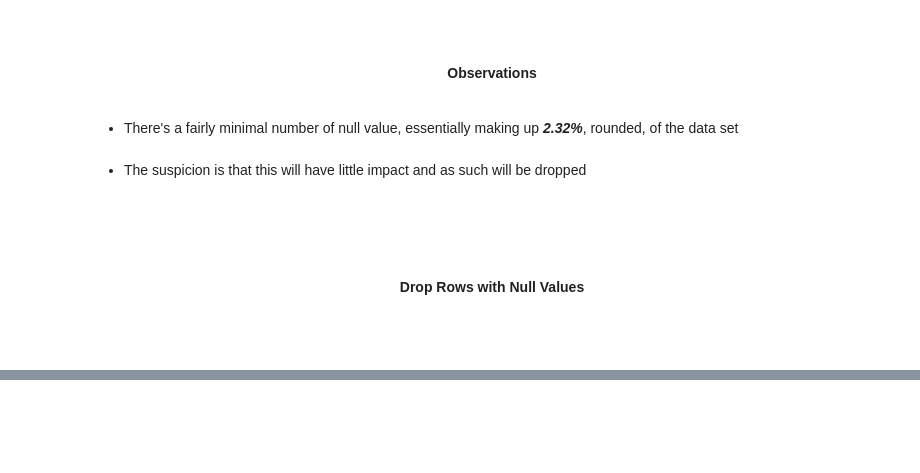
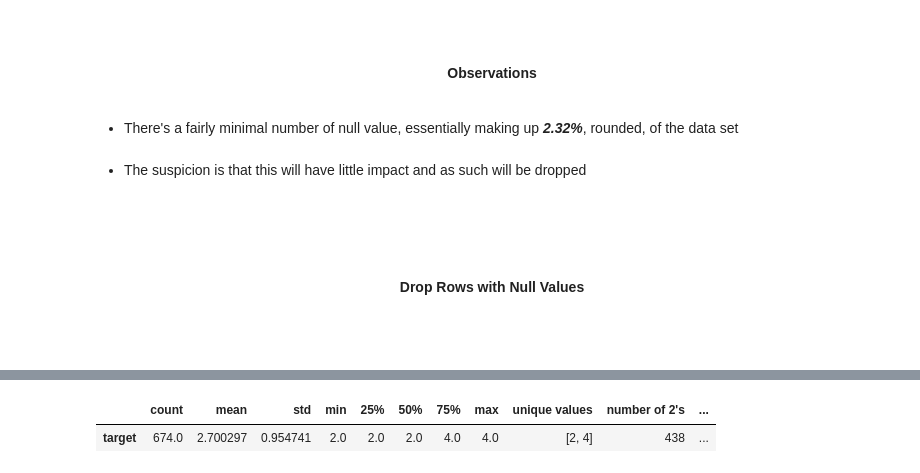
Before and after one commit to MondeAnna/predicting-breast-cancer, a Jupyter notebook: notebooks/predict_breast_cancer.ipynb, the cells around one changed output, grey strips where cells are left out. Drawn from its saved outputs; the diff is of its cells as text; code cells hidden in the pictures; blank space fills up the shorter version.

```diff
--- a/notebooks/predict_breast_cancer.ipynb
+++ b/notebooks/predict_breast_cancer.ipynb
@@ -336,0 +346,11 @@ data.dropna(axis="rows", inplace=True)
+# %%
+target_feature = data["target"]
+
+target_description = pd.DataFrame(target_feature.describe()).T
+target_description["unique values"] = [target_feature.unique()]
+target_description[["number of 2's", "number of 4's"]] = target_feature.value_counts().values
+
+target_description
+# %% [output]
+|  | count | mean | std | min | 25% | 50% | 75% | max | unique values | number of 2's | ... |
+| target | 674.0 | 2.700297 | 0.954741 | 2.0 | 2.0 | 2.0 | 4.0 | 4.0 | [2, 4] | 438 | ... |
```
Also changed, not shown: parts of 11 cells of this notebook.
